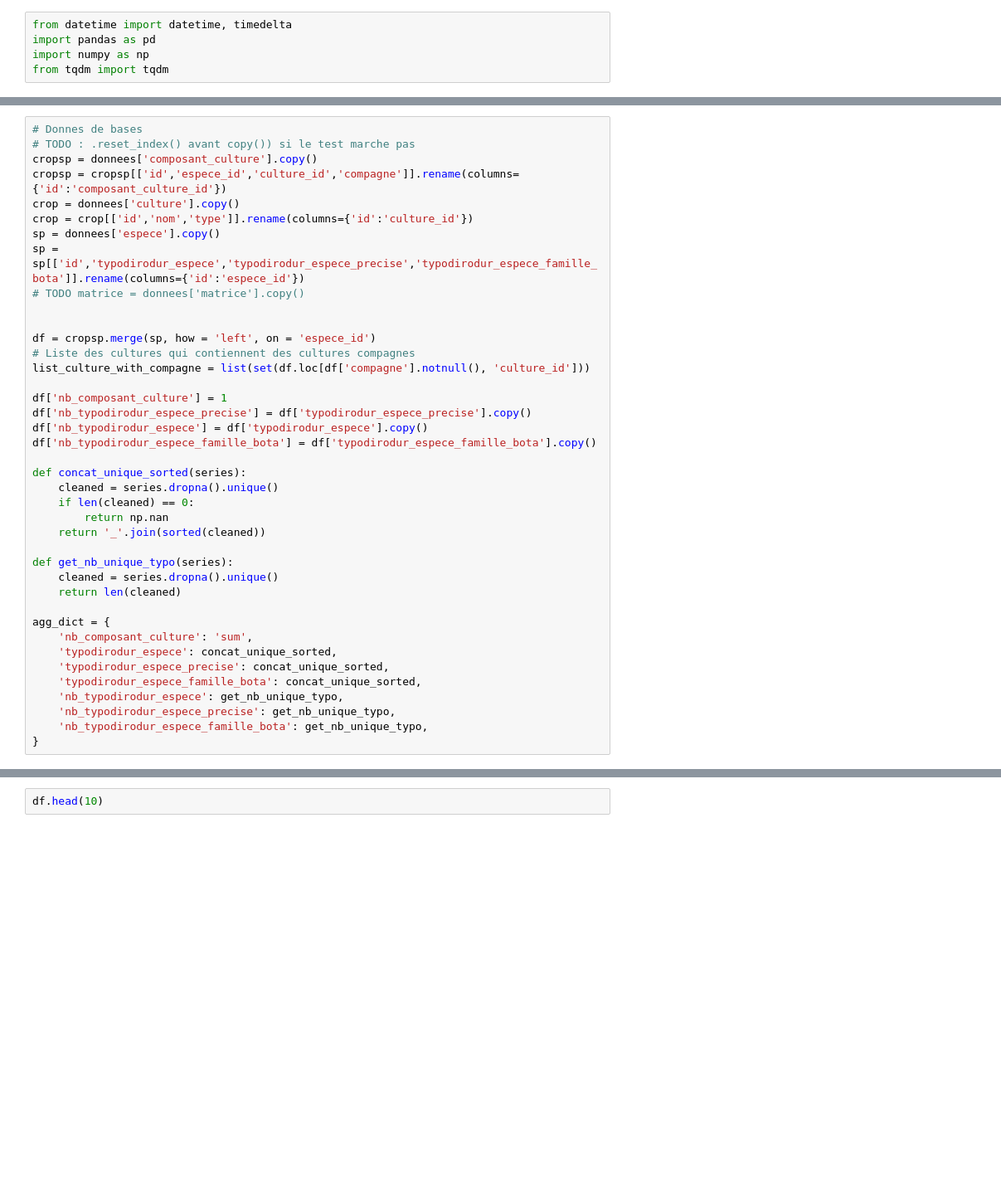
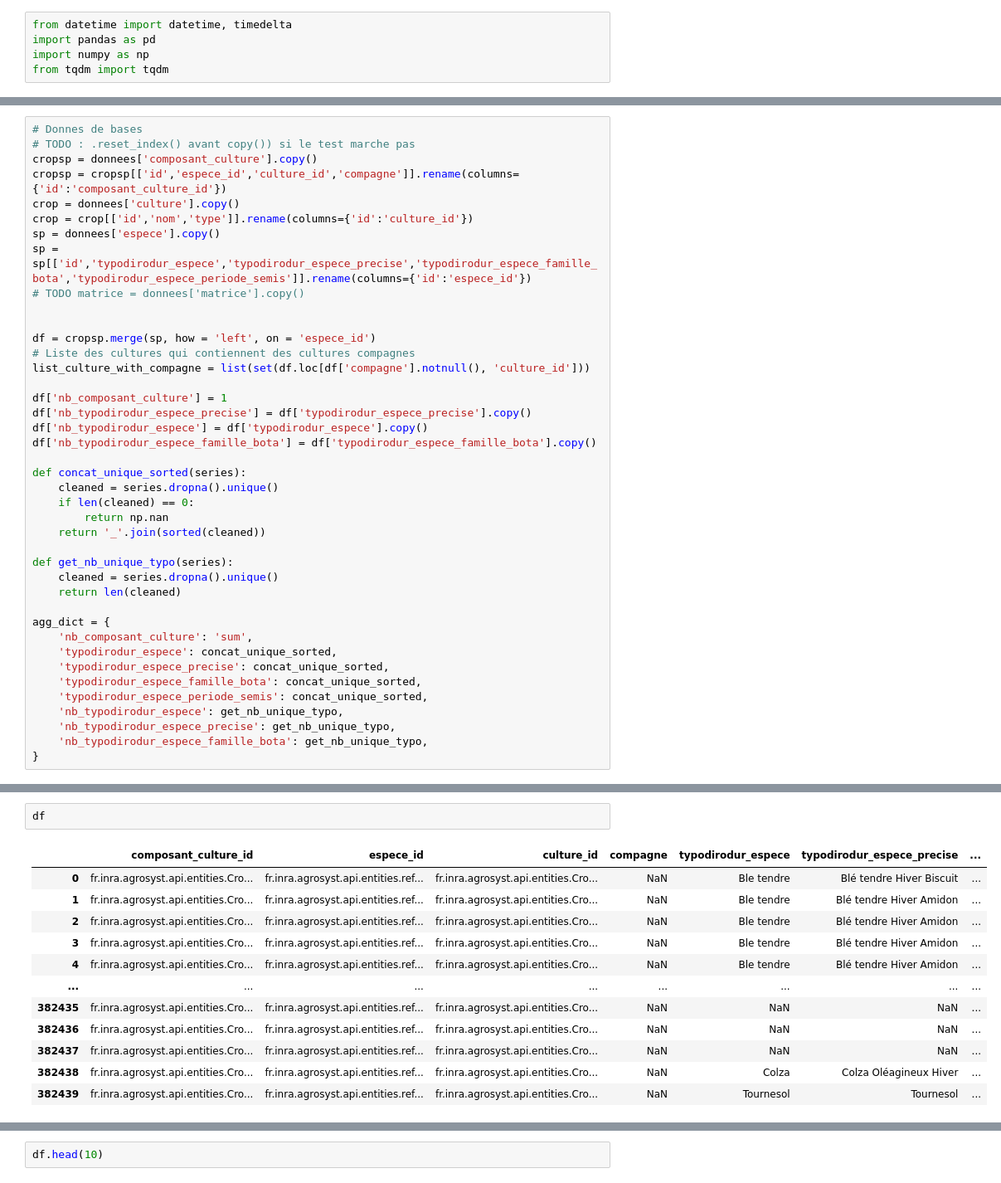
Before and after one commit to beren2/catalogue_script_agrosyst, a Jupyter notebook: 02_outils/scripts/3-bis thomas.ipynb, the cells around one changed output, grey strips where cells are left out. Shown at 83% size. Drawn from its saved outputs; the diff is of its cells as text; blank space fills up the shorter version.

Commit message:
Ajout d'un outil déterminant les saison de semis en semis et réalisé selon la culture_id

```diff
--- a/02_outils/scripts/3-bis thomas.ipynb
+++ b/02_outils/scripts/3-bis thomas.ipynb
@@ -63,7 +63,7 @@ cropsp = cropsp[['id','espece_id','culture_id','compagne']].rename(columns={'id'
 crop = donnees['culture'].copy()
 crop = crop[['id','nom','type']].rename(columns={'id':'culture_id'})
 sp = donnees['espece'].copy()
-sp = sp[['id','typodirodur_espece','typodirodur_espece_precise','typodirodur_espece_famille_bota']].rename(columns={'id':'espece_id'})
+sp = sp[['id','typodirodur_espece','typodirodur_espece_precise','typodirodur_espece_famille_bota','typodirodur_espece_periode_semis']].rename(columns={'id':'espece_id'})
 # TODO matrice = donnees['matrice'].copy()
 
 
@@ -91,6 +91,7 @@ agg_dict = {
     'typodirodur_espece': concat_unique_sorted,
     'typodirodur_espece_precise': concat_unique_sorted,
     'typodirodur_espece_famille_bota': concat_unique_sorted,
+    'typodirodur_espece_periode_semis': concat_unique_sorted,
     'nb_typodirodur_espece': get_nb_unique_typo,
     'nb_typodirodur_espece_precise': get_nb_unique_typo,
     'nb_typodirodur_espece_famille_bota': get_nb_unique_typo,
@@ -156,3 +157,18 @@ def get_all_gcpe_culture_id(donnees) :
     return df['culture_id'].unique().tolist()
 
 list_cid_gcpe = get_all_gcpe_culture_id(donnees)
+# %%
+df
+# %% [output]
+|  | composant_culture_id | espece_id | culture_id | compagne | typodirodur_espece | typodirodur_espece_precise | ... |
+| 0 | fr.inra.agrosyst.api.entities.Cro... | fr.inra.agrosyst.api.entities.ref... | fr.inra.agrosyst.api.entities.Cro... | NaN | Ble tendre | Blé tendre Hiver Biscuit | ... |
+| 1 | fr.inra.agrosyst.api.entities.Cro... | fr.inra.agrosyst.api.entities.ref... | fr.inra.agrosyst.api.entities.Cro... | NaN | Ble tendre | Blé tendre Hiver Amidon | ... |
+| 2 | fr.inra.agrosyst.api.entities.Cro... | fr.inra.agrosyst.api.entities.ref... | fr.inra.agrosyst.api.entities.Cro... | NaN | Ble tendre | Blé tendre Hiver Amidon | ... |
+| 3 | fr.inra.agrosyst.api.entities.Cro... | fr.inra.agrosyst.api.entities.ref... | fr.inra.agrosyst.api.entities.Cro... | NaN | Ble tendre | Blé tendre Hiver Amidon | ... |
+| 4 | fr.inra.agrosyst.api.entities.Cro... | fr.inra.agrosyst.api.entities.ref... | fr.inra.agrosyst.api.entities.Cro... | NaN | Ble tendre | Blé tendre Hiver Amidon | ... |
+| ... | ... | ... | ... | ... | ... | ... | ... |
+| 382435 | fr.inra.agrosyst.api.entities.Cro... | fr.inra.agrosyst.api.entities.ref... | fr.inra.agrosyst.api.entities.Cro... | NaN | NaN | NaN | ... |
+| 382436 | fr.inra.agrosyst.api.entities.Cro... | fr.inra.agrosyst.api.entities.ref... | fr.inra.agrosyst.api.entities.Cro... | NaN | NaN | NaN | ... |
+| 382437 | fr.inra.agrosyst.api.entities.Cro... | fr.inra.agrosyst.api.entities.ref... | fr.inra.agrosyst.api.entities.Cro... | NaN | NaN | NaN | ... |
+| 382438 | fr.inra.agrosyst.api.entities.Cro... | fr.inra.agrosyst.api.entities.ref... | fr.inra.agrosyst.api.entities.Cro... | NaN | Colza | Colza Oléagineux Hiver | ... |
+| 382439 | fr.inra.agrosyst.api.entities.Cro... | fr.inra.agrosyst.api.entities.ref... | fr.inra.agrosyst.api.entities.Cro... | NaN | Tournesol | Tournesol | ... |
```
Also changed, not shown: parts of 9 cells of this notebook, 16 other files.
